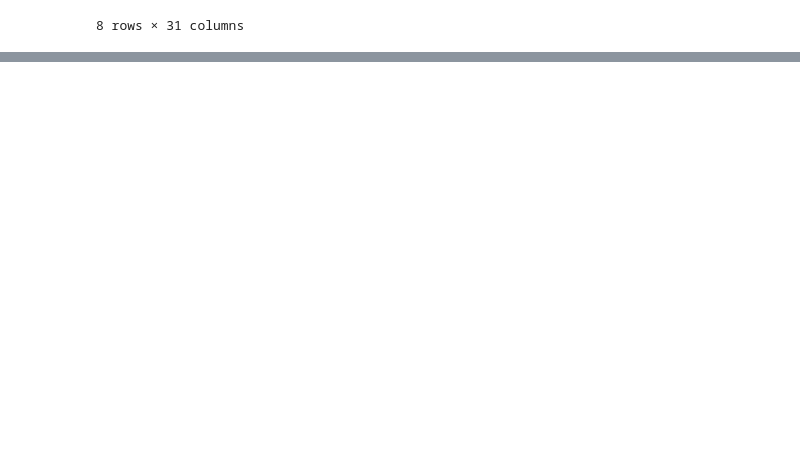
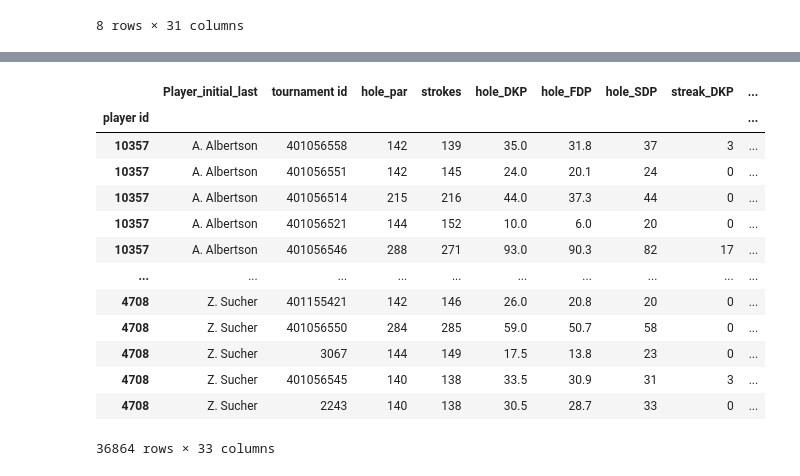
Before and after one commit to darkmillon/UCDPA_Mark_Dillon, a Jupyter notebook: UCAPA_MarkDillon.ipynb, the cells around one changed output, grey strips where cells are left out. Drawn from its saved outputs; the diff is of its cells as text; code cells hidden in the pictures; blank space fills up the shorter version.

```diff
--- a/UCAPA_MarkDillon.ipynb
+++ b/UCAPA_MarkDillon.ipynb
@@ -124,0 +231,18 @@ golf_stats.describe()
+# %%
+#Change sorting back to Alphabetical on Player_initial_last, then by Tournament Name
+golf_stats.sort_values(['Player_initial_last','tournament name'])
+# %% [output]
+|  | Player_initial_last | tournament id | hole_par | strokes | hole_DKP | hole_FDP | hole_SDP | streak_DKP | ... |
+| player id |  |  |  |  |  |  |  |  | ... |
+| 10357 | A. Albertson | 401056558 | 142 | 139 | 35.0 | 31.8 | 37 | 3 | ... |
+| 10357 | A. Albertson | 401056551 | 142 | 145 | 24.0 | 20.1 | 24 | 0 | ... |
+| 10357 | A. Albertson | 401056514 | 215 | 216 | 44.0 | 37.3 | 44 | 0 | ... |
+| 10357 | A. Albertson | 401056521 | 144 | 152 | 10.0 | 6.0 | 20 | 0 | ... |
+| 10357 | A. Albertson | 401056546 | 288 | 271 | 93.0 | 90.3 | 82 | 17 | ... |
+| ... | ... | ... | ... | ... | ... | ... | ... | ... | ... |
+| 4708 | Z. Sucher | 401155421 | 142 | 146 | 26.0 | 20.8 | 20 | 0 | ... |
+| 4708 | Z. Sucher | 401056550 | 284 | 285 | 59.0 | 50.7 | 58 | 0 | ... |
+| 4708 | Z. Sucher | 3067 | 144 | 149 | 17.5 | 13.8 | 23 | 0 | ... |
+| 4708 | Z. Sucher | 401056545 | 140 | 138 | 33.5 | 30.9 | 31 | 3 | ... |
+| 4708 | Z. Sucher | 2243 | 140 | 138 | 30.5 | 28.7 | 33 | 0 | ... |
+36864 rows × 33 columns
```
Also changed, not shown: parts of 12 cells of this notebook.
